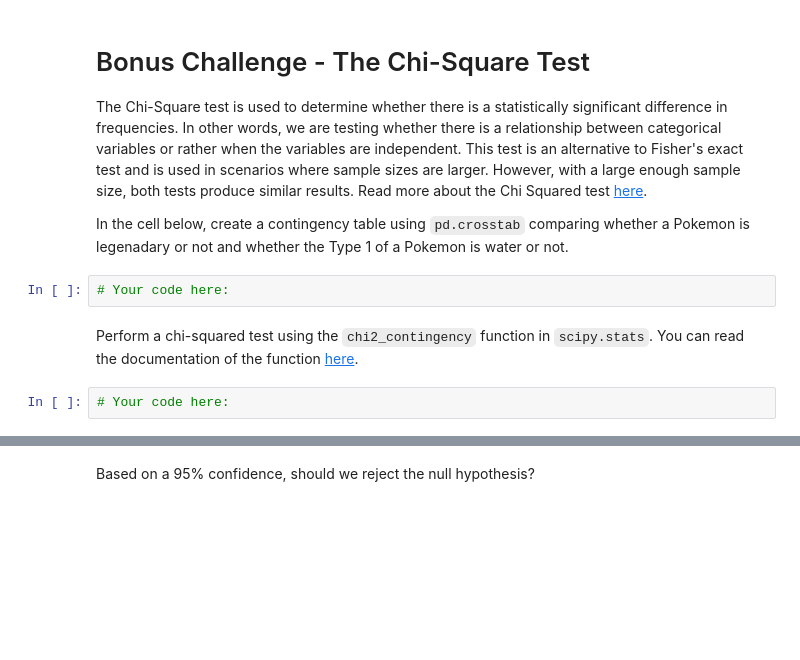
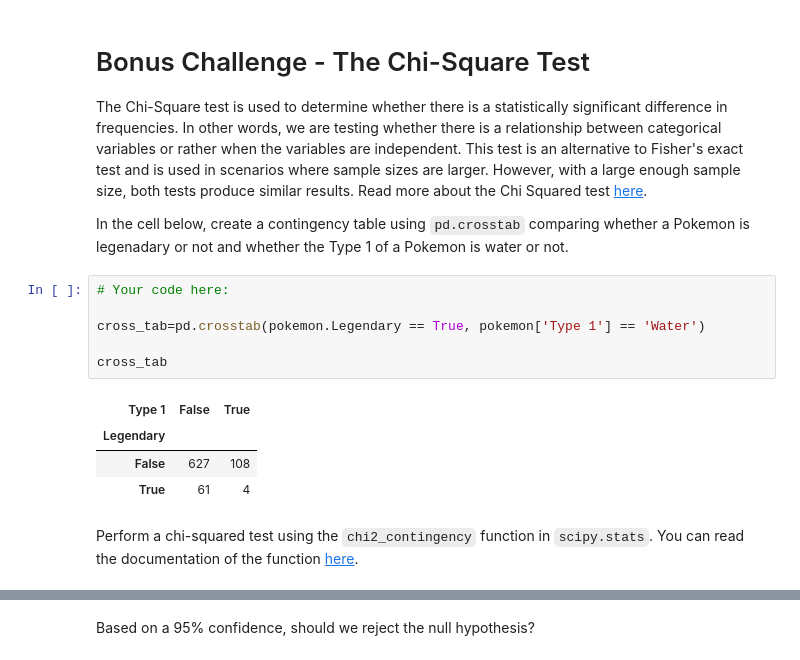
Before and after one commit to Ironhack-Data-Madrid-Mayo-2022/6.3-lab_two_sample_hypothesis_test, a Jupyter notebook: your-code/main.ipynb, the cells around one changed output, grey strips where cells are left out. Saved outputs shown, nothing was run; the diff lists cells and outputs as text; blank space fills up the shorter version.

```diff
--- a/your-code/main.ipynb
+++ b/your-code/main.ipynb
@@ -271,9 +269,16 @@ Ttest_1sampResult(statistic=4.325566393330478, pvalue=1.7140303479358558e-05)
 The Chi-Square test is used to determine whether there is a statistically significant difference in frequencies. In other words, we are testing whether there is a relationship between categorical variables or rather when the variables are independent. This test is an alternative to Fisher's exact test and is used in scenarios where sample sizes are larger. However, with a large enough sample size, both tests produce similar results. Read more about the Chi Squared test [here](https://en.wikipedia.org/wiki/Chi-squared_test).
 
 In the cell below, create a contingency table using `pd.crosstab` comparing whether a Pokemon is legenadary or not and whether the Type 1 of a Pokemon is water or not.
-# %%
-# Your code here:
+# %%
+# Your code here:
+
+cross_tab=pd.crosstab(pokemon.Legendary == True, pokemon['Type 1'] == 'Water')
+
+cross_tab
+# %% [output]
+| Type 1 | False | True |
+| Legendary |  |  |
+| False | 627 | 108 |
+| True | 61 | 4 |
 # %% [markdown]
 Perform a chi-squared test using the `chi2_contingency` function in `scipy.stats`. You can read the documentation of the function [here](https://docs.scipy.org/doc/scipy-0.15.1/reference/generated/scipy.stats.chi2_contingency.html).
-# %%
-# Your code here:
```
Also changed, not shown: parts of 4 cells of this notebook.
